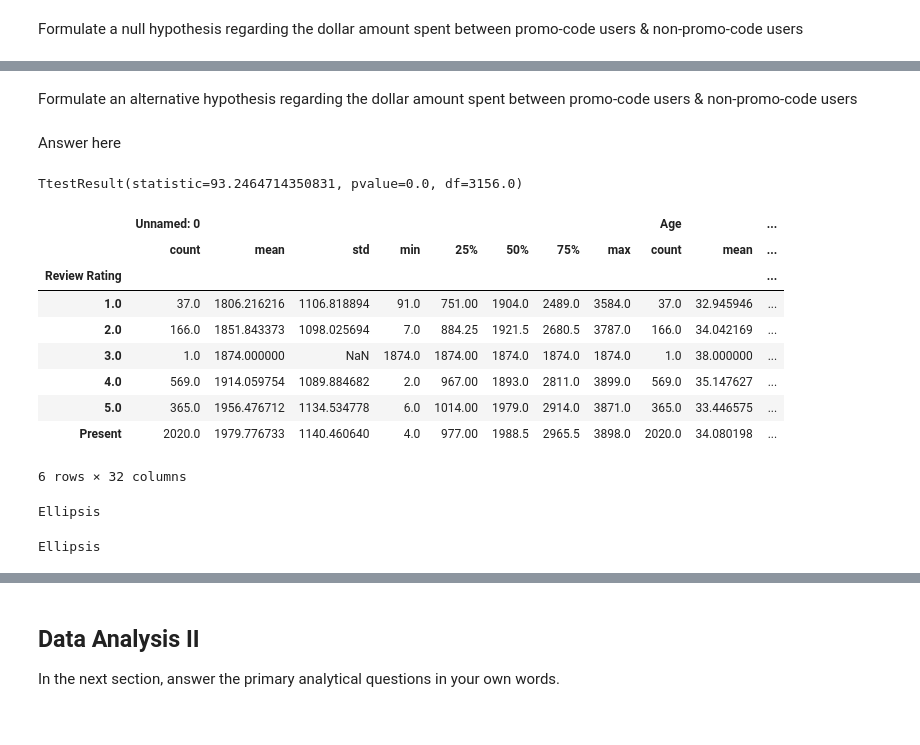
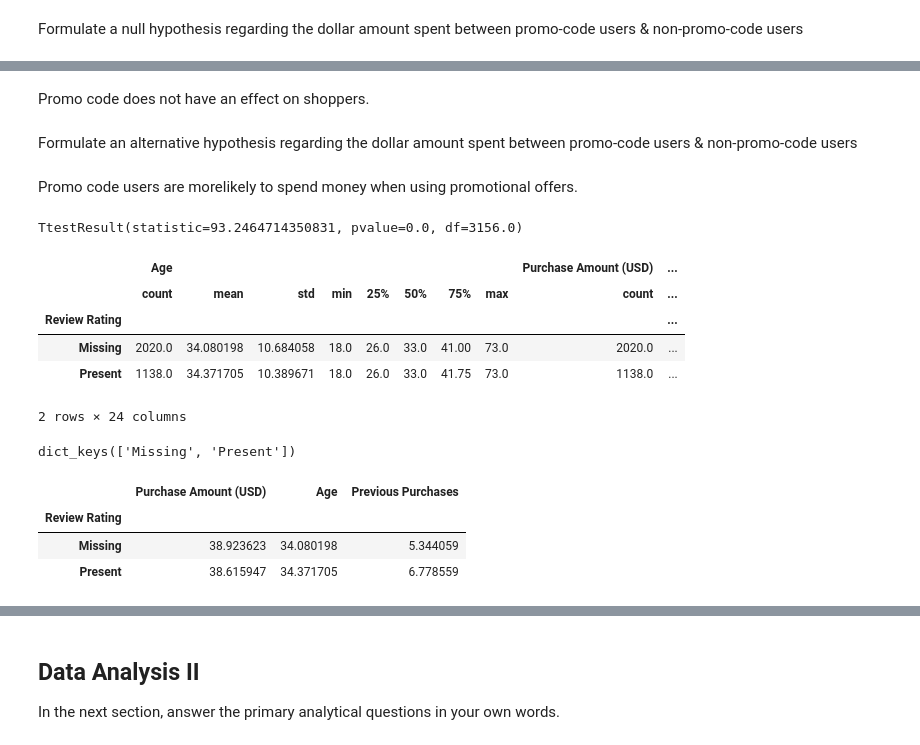
Before and after one commit to chica25/Shopping-Data-Analytics, a Jupyter notebook: code/03analysis.ipynb, the cells around one changed output, grey strips where cells are left out. Drawn from its saved outputs; the diff is of its cells as text; code cells hidden in the pictures.

```diff
--- a/code/03analysis.ipynb
+++ b/code/03analysis.ipynb
@@ -43,3 +43,7 @@ print(df)
 3157             Yes                   2          Venmo
 
 [3158 rows x 14 columns]
+# %%
+df.head()
+new_df = df.drop('Unnamed: 0', axis=1)
+new_df.head()
@@ -297,7 +303,9 @@ Answer here
+# %% [markdown]
+Promo code does not have an effect on shoppers.
 # %% [markdown]
 Formulate an alternative hypothesis regarding the dollar amount spent between promo-code users & non-promo-code users
-# %% [markdown]
-Answer here
+# %% [markdown]
+Promo code users are morelikely to spend money when using promotional offers.
 # %%
 # TODO: Using the "ttest_ind" method from "scipy.stats", run a T-Test between the dollar amount spent of promo-code users and non promo-code users
 # The t-statistic you should observe is 93.2464714350831
@@ -309,37 +317,35 @@ TtestResult(statistic=93.2464714350831, pvalue=0.0, df=3156.0)
 # %%
 # TODO: Group your dataframe according to the "Review Rating" column. This should produce two groups for the values "Missing" & "Present"
 # Save this grouped dataframe into a new variable named "g_review"
 # Documentation: https://pandas.pydata.org/docs/reference/api/pandas.DataFrame.groupby.html
 
-g_review = df.groupby(["Review Rating"])
+g_review = new_df.groupby(["Review Rating"])
 g_review.describe()
 # %% [output]
-|  | Unnamed: 0 |  |  |  |  |  |  |  | Age |  | ... |
-|  | count | mean | std | min | 25% | 50% | 75% | max | count | mean | ... |
-| Review Rating |  |  |  |  |  |  |  |  |  |  | ... |
-| 1.0 | 37.0 | 1806.216216 | 1106.818894 | 91.0 | 751.00 | 1904.0 | 2489.0 | 3584.0 | 37.0 | 32.945946 | ... |
-| 2.0 | 166.0 | 1851.843373 | 1098.025694 | 7.0 | 884.25 | 1921.5 | 2680.5 | 3787.0 | 166.0 | 34.042169 | ... |
-| 3.0 | 1.0 | 1874.000000 | NaN | 1874.0 | 1874.00 | 1874.0 | 1874.0 | 1874.0 | 1.0 | 38.000000 | ... |
-| 4.0 | 569.0 | 1914.059754 | 1089.884682 | 2.0 | 967.00 | 1893.0 | 2811.0 | 3899.0 | 569.0 | 35.147627 | ... |
-| 5.0 | 365.0 | 1956.476712 | 1134.534778 | 6.0 | 1014.00 | 1979.0 | 2914.0 | 3871.0 | 365.0 | 33.446575 | ... |
-| Present | 2020.0 | 1979.776733 | 1140.460640 | 4.0 | 977.00 | 1988.5 | 2965.5 | 3898.0 | 2020.0 | 34.080198 | ... |
+|  | Age |  |  |  |  |  |  |  | Purchase Amount (USD) | ... |
+|  | count | mean | std | min | 25% | 50% | 75% | max | count | ... |
+| Review Rating |  |  |  |  |  |  |  |  |  | ... |
+| Missing | 2020.0 | 34.080198 | 10.684058 | 18.0 | 26.0 | 33.0 | 41.00 | 73.0 | 2020.0 | ... |
+| Present | 1138.0 | 34.371705 | 10.389671 | 18.0 | 26.0 | 33.0 | 41.75 | 73.0 | 1138.0 | ... |
-6 rows × 32 columns
+2 rows × 24 columns
 # %%
 # TODO: Print out the keys of this dataframe for validation. This should output "dict_keys(['Missing', 'Present'])"
 # Documentation: https://pandas.pydata.org/docs/reference/api/pandas.DataFrame.keys.html
-
-...
+g_review.groups.keys()
 # %% [output]
-Ellipsis
+dict_keys(['Missing', 'Present'])
 # %%
 # TODO: calculate the average of the "Purchase Amount (USD)", "Age", and "Previous Purchases" columns in our grouped dataframe
 # output the values for display
 # Documentation: https://pandas.pydata.org/docs/reference/api/pandas.DataFrame.mean.html
 # Documentation: https://pandas.pydata.org/docs/getting_started/intro_tutorials/03_subset_data.html
 
-g_review['Purchase Amount (USD)', 'Age', 'previous Purchases']].mean()
+g_review[['Purchase Amount (USD)', 'Age', 'Previous Purchases']].mean()
 # %% [output]
-Ellipsis
+|  | Purchase Amount (USD) | Age | Previous Purchases |
+| Review Rating |  |  |  |
+| Missing | 38.923623 | 34.080198 | 5.344059 |
+| Present | 38.615947 | 34.371705 | 6.778559 |
 # %%
 # TODO: Create a new column called "Prev Purchase Group" on your original dataframe which seperates your dataframe into
 # two groups of shoppers based on their "Previous Purchases" column using the "pd.cut" method.
```
Also changed, not shown: parts of 11 cells of this notebook, 2 other files.
